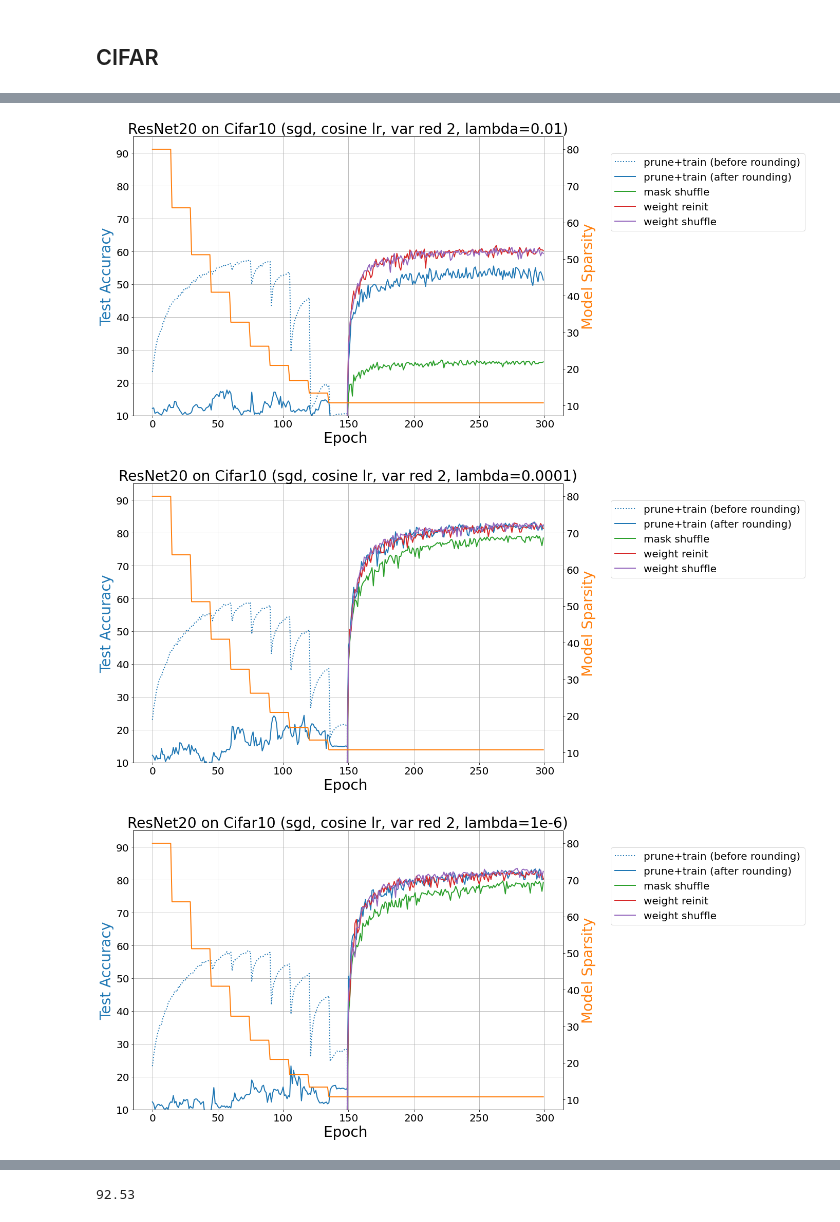
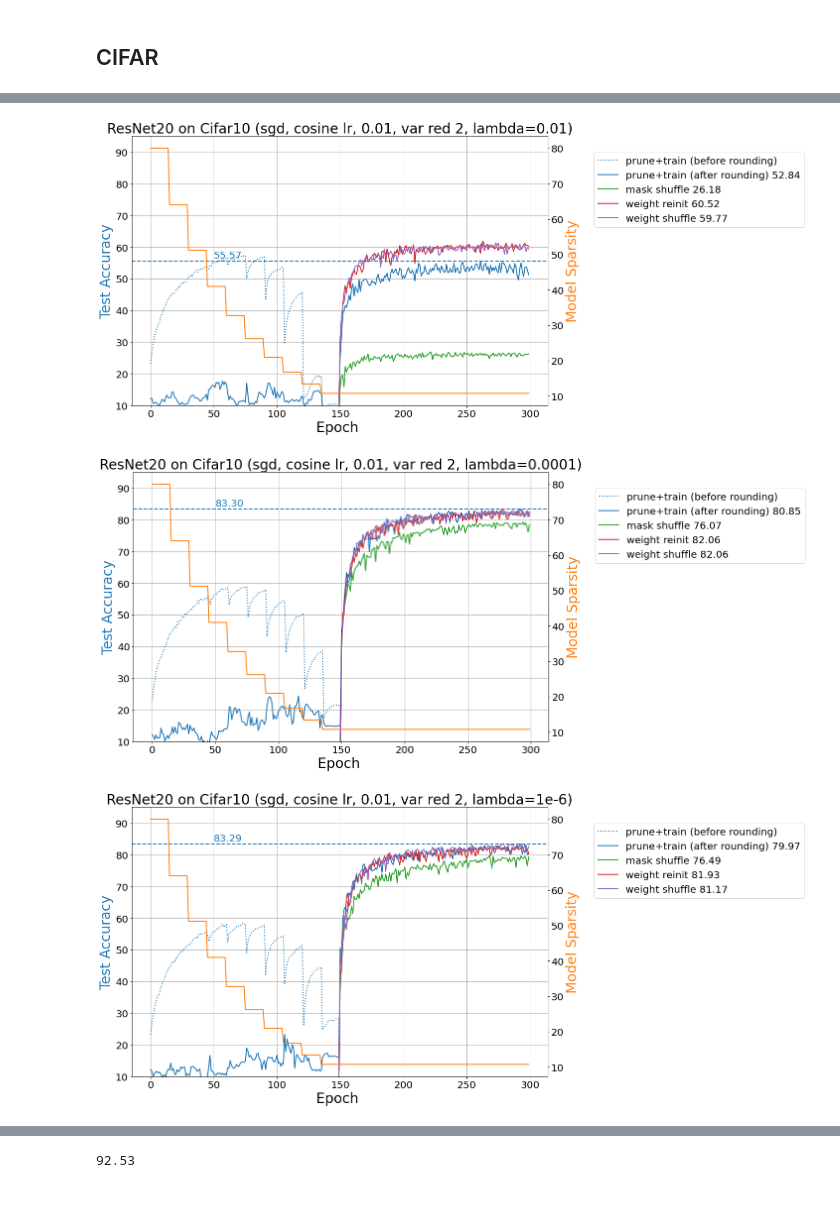
Before and after one commit to ksreenivasan/pruning_is_enough, a Jupyter notebook: visualize-results.ipynb, the cells around one changed output, grey strips where cells are left out. Saved outputs shown, nothing was run; the diff lists cells and outputs as text; code cells hidden in the pictures.

Commit message:
add result figures

```diff
--- a/visualize-results.ipynb
+++ b/visualize-results.ipynb
@@ -16,3 +16,39 @@ line_width = 4
 legend_size = 20
 # %% [markdown]
 ## CIFAR
+# %%
+def plot_figure(pd_train, pd_mask, pd_wt_reinit, pd_wt_shuffle, name):
+
+    fig, ax1 = plt.subplots(figsize=(15, 10))
+    ax2 = ax1.twinx()
+
+    ax1.plot(pd_train['epoch'], pd_train['test_acc_before_rounding'], linewidth=line_width-2, c='C0', label='prune+train (before rounding)', linestyle='dotted')#, marker='^', markersize=12)
+    ax1.plot(pd_train['epoch'], pd_train['test_acc'], linewidth=line_width-2, c='C0', label='prune+train (after rounding) {:.2f}'.format(pd_train['test_acc'][299]), linestyle='-')#, marker='^', markersize=12)
+    ax1.axhline(pd_train['test_acc'].max(), linewidth=line_width-2, c="C0", linestyle='--')
+    ax1.text(50, pd_train['test_acc'].max() + 1, "{:.2f}".format(pd_train['test_acc'].max()), fontsize=tick_size, c="C0")
+    ax2.plot(pd_train['epoch'], pd_train['model_sparsity'], linewidth=line_width-2, c='C1', linestyle='-')#, marker='^', markersize=12)
+
+    train_start = 150
+    ax1.plot(pd_mask['epoch'][train_start:], pd_mask['test_acc'][train_start:], linewidth=line_width-2, c='C2', label='mask shuffle {:.2f}'.format(pd_mask['test_acc'][299]), linestyle='-')#, marker='^', markersize=12)
+    ax1.plot(pd_wt_reinit['epoch'][train_start:], pd_wt_reinit['test_acc'][train_start:], linewidth=line_width-2, c='C3', label='weight reinit {:.2f}'.format(pd_wt_reinit['test_acc'][299]), linestyle='-')#, marker='^', markersize=12)
+    ax1.plot(pd_wt_shuffle['epoch'][train_start:], pd_wt_shuffle['test_acc'][train_start:], linewidth=line_width-2, c='C4', label='weight shuffle {:.2f}'.format(pd_wt_shuffle['test_acc'][299]), linestyle='-')#, marker='^', markersize=12)
+
+
+    # plt.title("ResNet-20 on CIFAR-10", fontsize=title_size)
+    plt.title(name, fontsize=title_size)
+    ax1.tick_params(axis='both', labelsize=tick_size)
+    ax2.tick_params(axis='both', labelsize=tick_size)
+
+    ax1.set_xlabel("Epoch ", fontsize=label_size)
+    ax1.set_ylabel("Test Accuracy", fontsize=label_size, color='C0')
+    ax2.set_ylabel("Model Sparsity", fontsize=label_size, color='C1')
+
+    #ax2.set_ylim([0, 55])
+    ax1.set_ylim([10, 95])
+    #ax1.set_xlim([0,152])
+    ax1.legend(fontsize=legend_size, loc='center left', bbox_to_anchor=(1.1, 0.8))#, loc='right')
+    ax1.grid(True)
+    #ax2.grid(True)
+
+    plt.savefig('{}.pdf'.format(name), dpi=400)
+    #plt.savefig('DG (follow low positive) .jpg', dpi=400)
@@ -46,21 +117,21 @@ plot_figure(pd_train, pd_mask, pd_wt_reinit, pd_wt_shuffle, name="ResNet20 on Ci
 # %%
 result_prefix = 'results/results_pruning_CIFAR10_resnet20_hc_iter_15_reg_var_red_2_0_01_sgd_cosine_lr_0_01_0_1_50_fan_False_signed_constant_unif_width_1_0_seed_42/'
 pd_train, pd_mask, pd_wt_reinit, pd_wt_shuffle = read_files(result_prefix)
-plot_figure(pd_train, pd_mask, pd_wt_reinit, pd_wt_shuffle, name="ResNet20 on Cifar10 (sgd, cosine lr, var red 2, lambda=0.01)")
+plot_figure(pd_train, pd_mask, pd_wt_reinit, pd_wt_shuffle, name="ResNet20 on Cifar10 (sgd, cosine lr, 0.01, var red 2, lambda=0.01)")
 # %% [output]
-[figure, old version]
+[figure, new version]
 # %%
 result_prefix = 'results/results_pruning_CIFAR10_resnet20_hc_iter_15_reg_var_red_2_0_0001_sgd_cosine_lr_0_01_0_1_50_fan_False_signed_constant_unif_width_1_0_seed_42/'
 pd_train, pd_mask, pd_wt_reinit, pd_wt_shuffle = read_files(result_prefix)
-plot_figure(pd_train, pd_mask, pd_wt_reinit, pd_wt_shuffle, name="ResNet20 on Cifar10 (sgd, cosine lr, var red 2, lambda=0.0001)")
+plot_figure(pd_train, pd_mask, pd_wt_reinit, pd_wt_shuffle, name="ResNet20 on Cifar10 (sgd, cosine lr, 0.01, var red 2, lambda=0.0001)")
 # %% [output]
-[figure, old version]
+[figure, new version]
 # %%
 result_prefix = 'results/results_pruning_CIFAR10_resnet20_hc_iter_15_reg_var_red_2_1e-06_sgd_cosine_lr_0_01_0_1_50_fan_False_signed_constant_unif_width_1_0_seed_42/'
 pd_train, pd_mask, pd_wt_reinit, pd_wt_shuffle = read_files(result_prefix)
-plot_figure(pd_train, pd_mask, pd_wt_reinit, pd_wt_shuffle, name="ResNet20 on Cifar10 (sgd, cosine lr, var red 2, lambda=1e-6)")
+plot_figure(pd_train, pd_mask, pd_wt_reinit, pd_wt_shuffle, name="ResNet20 on Cifar10 (sgd, cosine lr, 0.01, var red 2, lambda=1e-6)")
 # %% [output]
-[figure, old version]
+[figure, new version]
 # %%
 result_prefix = 'results/results_pruning_CIFAR10_resnet20_hc_iter_15_reg_var_red_1_1e-06_sgd_cosine_lr_0_01_0_1_50_fan_False_signed_constant_unif_width_1_0_seed_42/'
 pd_train, pd_mask, pd_wt_reinit, pd_wt_shuffle = read_files(result_prefix)
```
Also changed, not shown: parts of 11 cells of this notebook.
